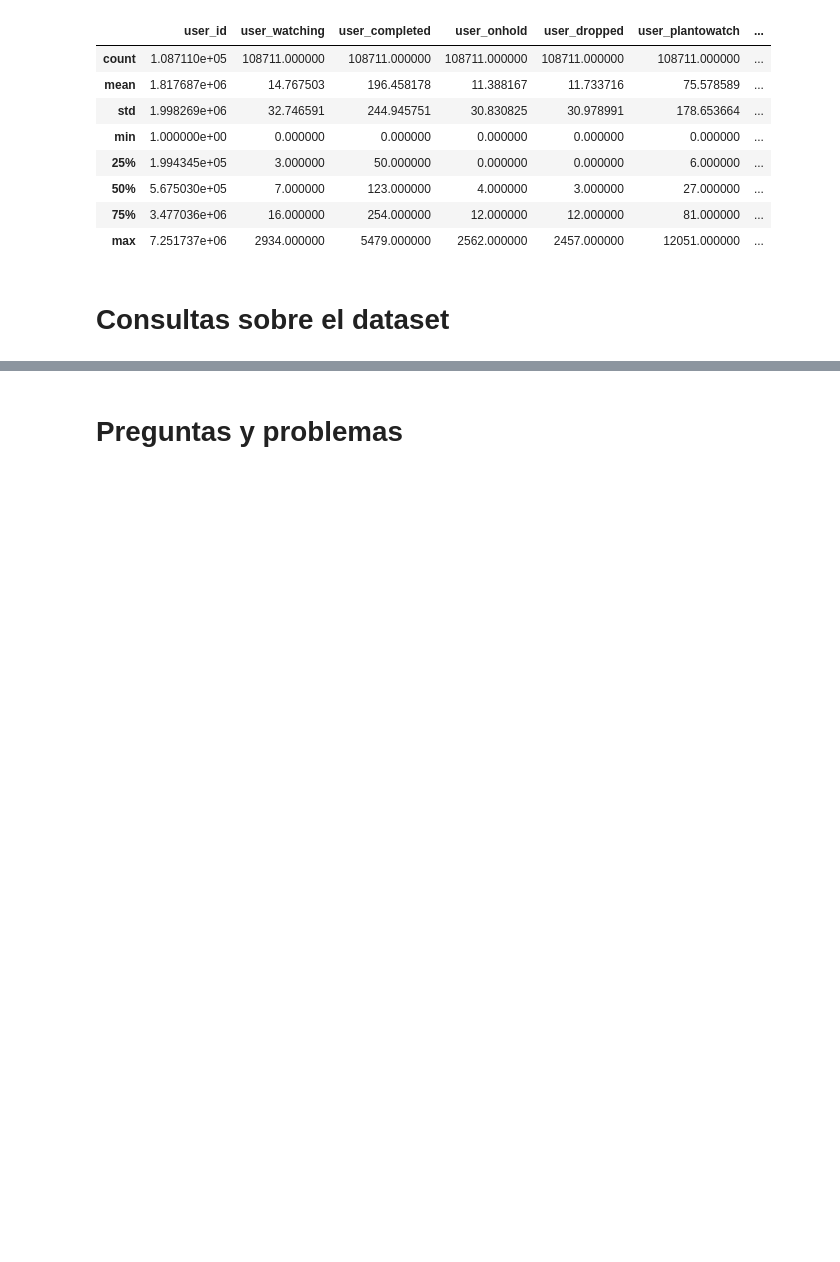
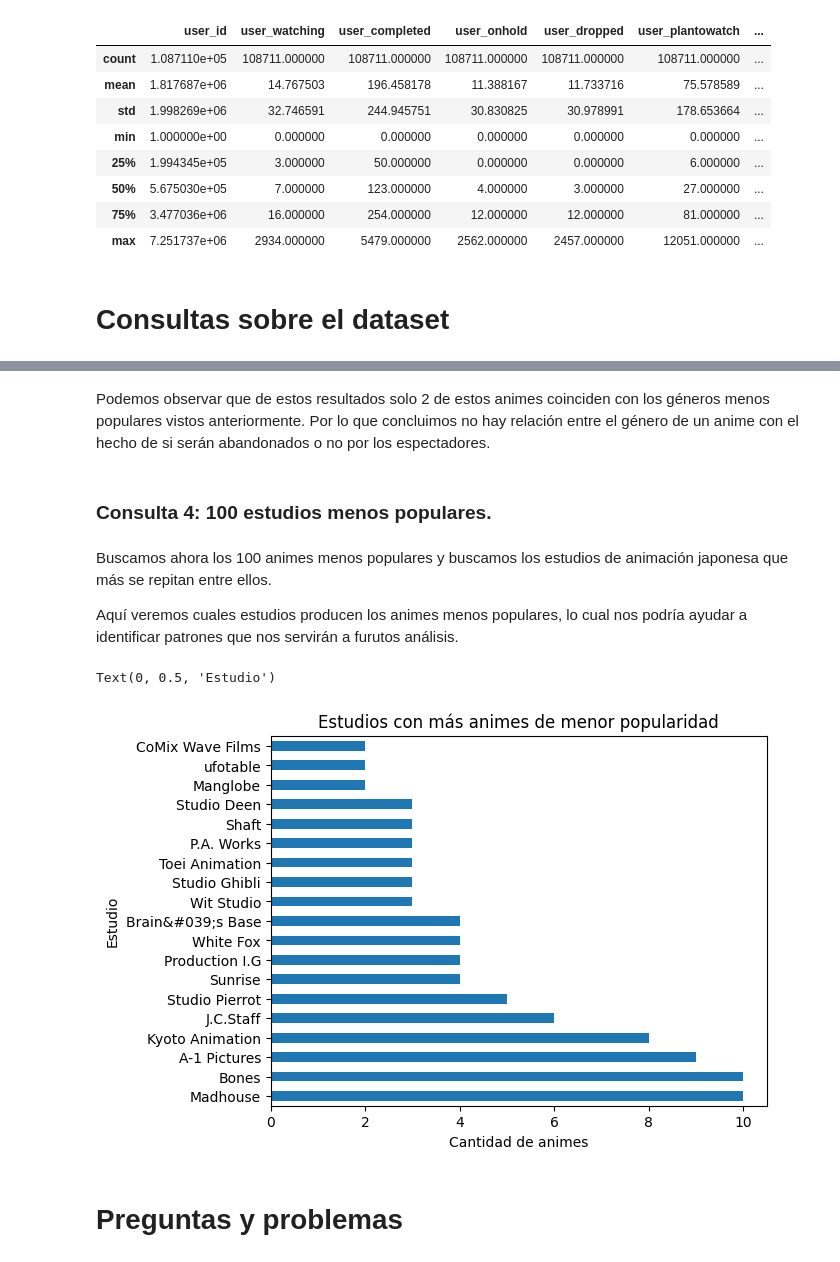
Before and after one commit to vaaaago/grupo5mineria, a Jupyter notebook: Hito_2_min_.ipynb, the cells around one changed output, grey strips where cells are left out. Drawn from its saved outputs; the diff is of its cells as text; code cells hidden in the pictures; blank space fills up the shorter version.

```diff
--- a/Hito_2_min_.ipynb
+++ b/Hito_2_min_.ipynb
@@ -167,2 +257,26 @@ users.describe()
+# %% [markdown]
+Podemos observar que de estos resultados solo 2 de estos animes coinciden con los géneros menos populares vistos anteriormente. Por lo que concluimos no hay relación entre el género de un anime con el hecho de si serán abandonados o no por los espectadores.
+# %% [markdown]
+### Consulta 4: 100 estudios menos populares.
+# %% [markdown]
+Buscamos ahora los 100 animes menos populares y buscamos los estudios de animación japonesa que más se repitan entre ellos.
+
+Aquí veremos cuales estudios producen los animes menos populares, lo cual nos podría ayudar a identificar patrones que nos servirán a furutos análisis.
+# %%
+# Buscamos los estudios de los 100 animes menos populares
+
+anime = anime.sort_values('popularity', ascending=True)
+anime_top100 = anime.head(100)
+anime_top100 = anime_top100['studio'].value_counts()
+anime_top100[anime_top100 > 1].plot(kind='barh')
+
+# Gráfico de los estudios con más animes de menor popularidad
+
+plt.title('Estudios con más animes de menor popularidad')
+plt.xlabel('Cantidad de animes')
+plt.ylabel('Estudio')
+# %% [output]
+Text(0, 0.5, 'Estudio')
+[figure, added]
 # %% [markdown]
 # Preguntas y problemas
```
Also changed, not shown: parts of 16 cells of this notebook.
